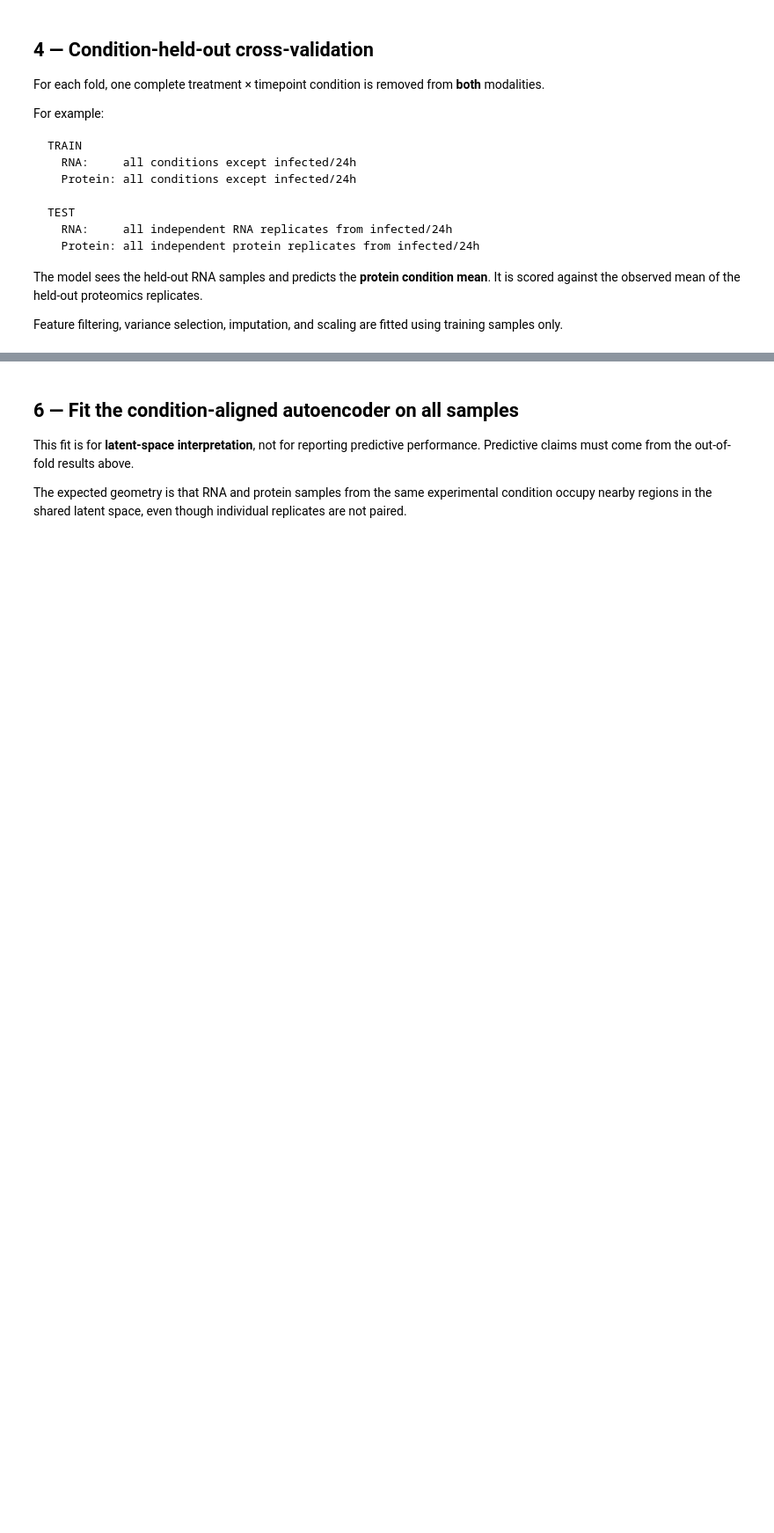
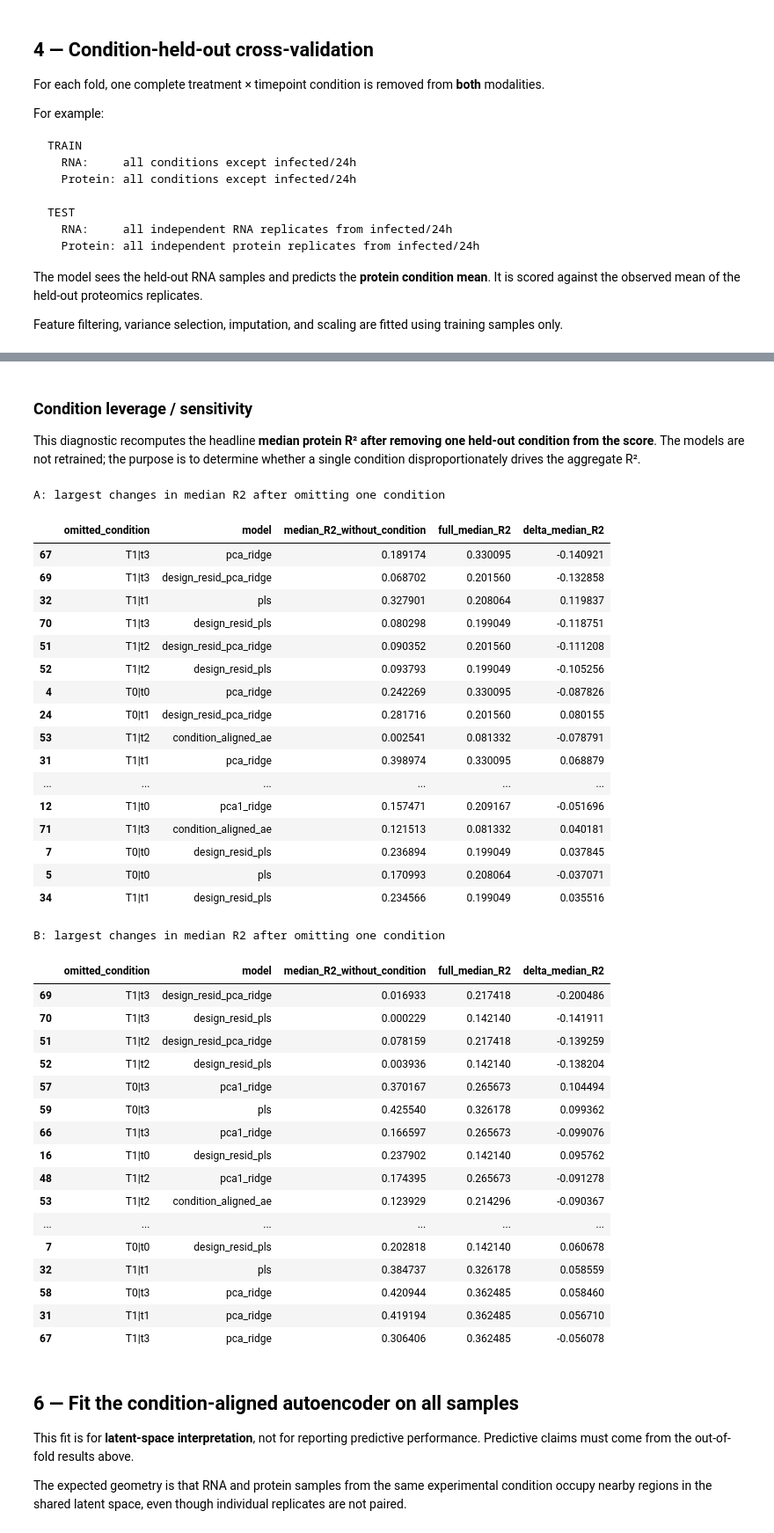
Before and after one commit to KristinaGagalova/autoencoders-test, a Jupyter notebook: rna_protein_unpaired_per_variety.ipynb, the cells around one changed output, grey strips where cells are left out. Shown at 88% size. Drawn from its saved outputs; the diff is of its cells as text; code cells hidden in the pictures; blank space fills up the shorter version.

```diff
--- a/rna_protein_unpaired_per_variety.ipynb
+++ b/rna_protein_unpaired_per_variety.ipynb
@@ -453,0 +546,16 @@ B
+# %%
+COGNATE_COVERAGE = {}
+for lab, oof in OOF.items():
+    cov = cognate_coverage_table(oof)
+    COGNATE_COVERAGE[lab] = cov
+    summary = pd.Series({
+        "proteins_scored": len(cov),
+        "present_in_all_folds": int((cov["fraction_folds_cognate_present"] == 1).sum()),
+        "variable_in_all_folds": int((cov["fraction_folds_cognate_variable"] == 1).sum()),
+        "mean_fraction_folds_present": cov["fraction_folds_cognate_present"].mean(),
+        "mean_fraction_folds_variable": cov["fraction_folds_cognate_variable"].mean(),
+    })
+    print(f"\n{lab}: cognate coverage")
+    display(summary.to_frame("value"))
+    display(cov.sort_values(["fraction_folds_cognate_present", "fraction_folds_cognate_variable"]).head(15))
+    cov.to_csv(OUT_DIR / f"{lab}_cognate_coverage.csv")
@@ -453,0 +615,4 @@ B
+# %%
+for lab, oof in OOF.items():
+    print(f"\n{lab}: selected latent dimensions by outer fold")
+    display(oof["component_selection"])
@@ -454,3 +670,58 @@ B
+# %% [markdown]
+### Condition leverage / sensitivity
+
+This diagnostic recomputes the headline **median protein R² after removing one held-out condition from the score**. The models are not retrained; the purpose is to determine whether a single condition disproportionately drives the aggregate R².
+# %%
+SENSITIVITY = {}
+for lab, oof in OOF.items():
+    sens = condition_score_sensitivity(oof)
+    SENSITIVITY[lab] = sens
+    focus = sens[sens["model"].isin([
+        "pca1_ridge", "pca_ridge", "pls",
+        "design_resid_pca_ridge", "design_resid_pls",
+        "condition_aligned_ae",
+    ])].copy()
+    focus["abs_delta"] = focus["delta_median_R2"].abs()
+    print(f"\n{lab}: largest changes in median R2 after omitting one condition")
+    display(focus.sort_values("abs_delta", ascending=False).head(20).drop(columns="abs_delta"))
+    sens.to_csv(OUT_DIR / f"{lab}_condition_score_sensitivity.csv", index=False)
+# %% [output]
+A: largest changes in median R2 after omitting one condition
+|  | omitted_condition | model | median_R2_without_condition | full_median_R2 | delta_median_R2 |
+| 67 | T1|t3 | pca_ridge | 0.189174 | 0.330095 | -0.140921 |
+| 69 | T1|t3 | design_resid_pca_ridge | 0.068702 | 0.201560 | -0.132858 |
+| 32 | T1|t1 | pls | 0.327901 | 0.208064 | 0.119837 |
+| 70 | T1|t3 | design_resid_pls | 0.080298 | 0.199049 | -0.118751 |
+| 51 | T1|t2 | design_resid_pca_ridge | 0.090352 | 0.201560 | -0.111208 |
+| 52 | T1|t2 | design_resid_pls | 0.093793 | 0.199049 | -0.105256 |
+| 4 | T0|t0 | pca_ridge | 0.242269 | 0.330095 | -0.087826 |
+| 24 | T0|t1 | design_resid_pca_ridge | 0.281716 | 0.201560 | 0.080155 |
+| 53 | T1|t2 | condition_aligned_ae | 0.002541 | 0.081332 | -0.078791 |
+| 31 | T1|t1 | pca_ridge | 0.398974 | 0.330095 | 0.068879 |
+| ... | ... | ... | ... | ... | ... |
+| 12 | T1|t0 | pca1_ridge | 0.157471 | 0.209167 | -0.051696 |
+| 71 | T1|t3 | condition_aligned_ae | 0.121513 | 0.081332 | 0.040181 |
+| 7 | T0|t0 | design_resid_pls | 0.236894 | 0.199049 | 0.037845 |
+| 5 | T0|t0 | pls | 0.170993 | 0.208064 | -0.037071 |
+| 34 | T1|t1 | design_resid_pls | 0.234566 | 0.199049 | 0.035516 |
+B: largest changes in median R2 after omitting one condition
+|  | omitted_condition | model | median_R2_without_condition | full_median_R2 | delta_median_R2 |
+| 69 | T1|t3 | design_resid_pca_ridge | 0.016933 | 0.217418 | -0.200486 |
+| 70 | T1|t3 | design_resid_pls | 0.000229 | 0.142140 | -0.141911 |
+| 51 | T1|t2 | design_resid_pca_ridge | 0.078159 | 0.217418 | -0.139259 |
+| 52 | T1|t2 | design_resid_pls | 0.003936 | 0.142140 | -0.138204 |
+| 57 | T0|t3 | pca1_ridge | 0.370167 | 0.265673 | 0.104494 |
+| 59 | T0|t3 | pls | 0.425540 | 0.326178 | 0.099362 |
+| 66 | T1|t3 | pca1_ridge | 0.166597 | 0.265673 | -0.099076 |
+| 16 | T1|t0 | design_resid_pls | 0.237902 | 0.142140 | 0.095762 |
+| 48 | T1|t2 | pca1_ridge | 0.174395 | 0.265673 | -0.091278 |
+| 53 | T1|t2 | condition_aligned_ae | 0.123929 | 0.214296 | -0.090367 |
+| ... | ... | ... | ... | ... | ... |
+| 7 | T0|t0 | design_resid_pls | 0.202818 | 0.142140 | 0.060678 |
+| 32 | T1|t1 | pls | 0.384737 | 0.326178 | 0.058559 |
+| 58 | T0|t3 | pca_ridge | 0.420944 | 0.362485 | 0.058460 |
+| 31 | T1|t1 | pca_ridge | 0.419194 | 0.362485 | 0.056710 |
+| 67 | T1|t3 | pca_ridge | 0.306406 | 0.362485 | -0.056078 |
 # %% [markdown]
 ## 6 — Fit the condition-aligned autoencoder on all samples
 
```
Also changed, not shown: parts of 19 cells of this notebook, 2 other files.
